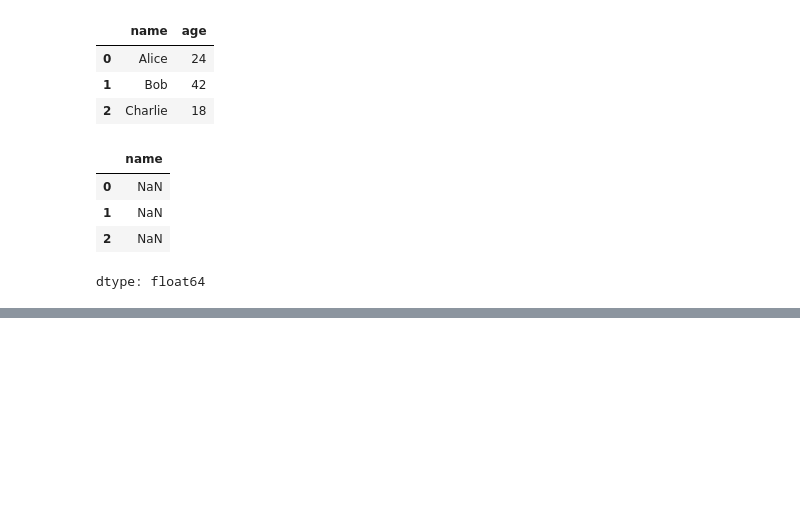
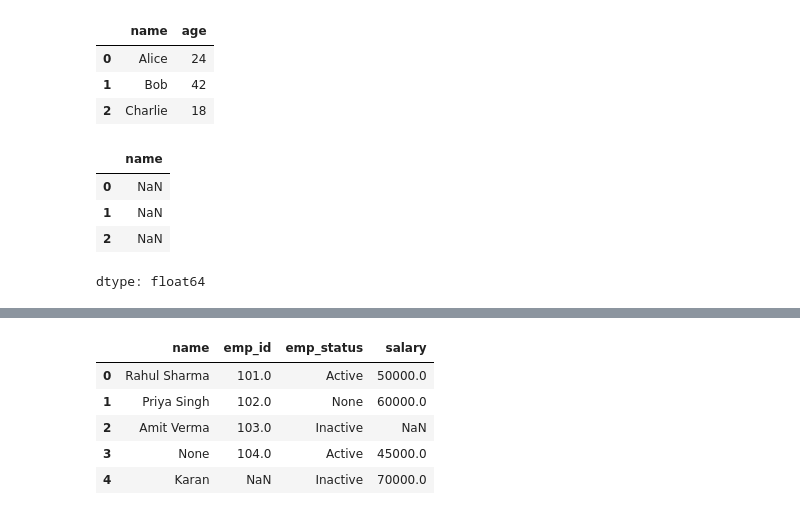
Before and after one commit to Nitik-sharma/Backend, a Jupyter notebook: chapter_appendix-tools-for-deep-learning/jupyter.ipynb, the cells around one changed output, grey strips where cells are left out. Cells and saved outputs as stored; diff of their text form; code cells hidden in the pictures; blank space fills up the shorter version.

```diff
--- a/chapter_appendix-tools-for-deep-learning/jupyter.ipynb
+++ b/chapter_appendix-tools-for-deep-learning/jupyter.ipynb
@@ -251,0 +312,11 @@ dtype: float64
+# %%
+df.salary=df.salary.astype(float)
+# %%
+df
+# %% [output]
+|  | name | emp_id | emp_status | salary |
+| 0 | Rahul Sharma | 101.0 | Active | 50000.0 |
+| 1 | Priya Singh | 102.0 | None | 60000.0 |
+| 2 | Amit Verma | 103.0 | Inactive | NaN |
+| 3 | None | 104.0 | Active | 45000.0 |
+| 4 | Karan | NaN | Inactive | 70000.0 |
```
Also changed, not shown: parts of 8 cells of this notebook.
